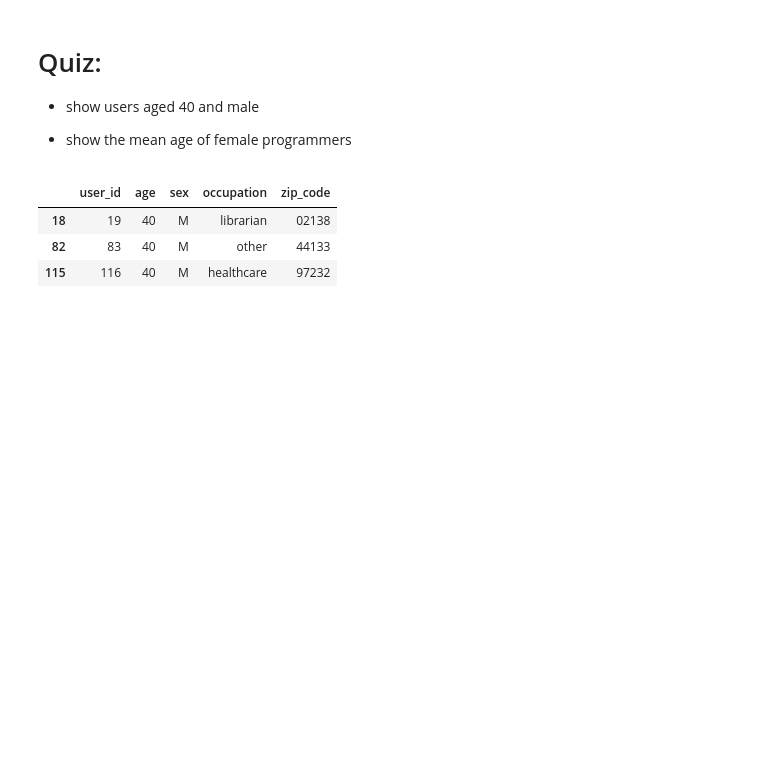
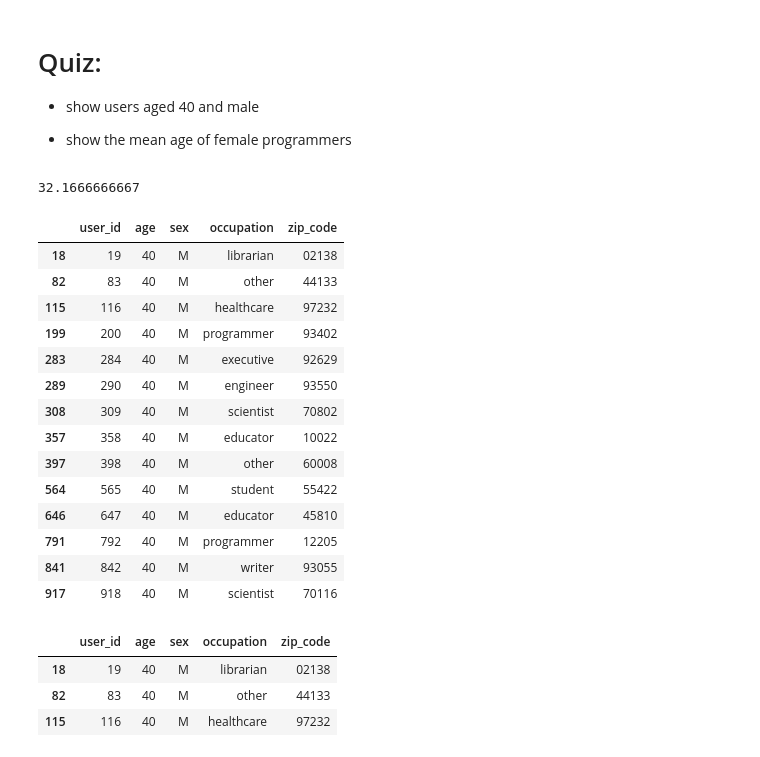
Before and after one commit to wangjiahong666/2015, a Jupyter notebook: Lectures/02-DataScraping.ipynb, the cells around one changed output. Drawn from its saved outputs; the diff is of its cells as text; code cells hidden in the pictures; blank space fills up the shorter version.

```diff
--- a/Lectures/02-DataScraping.ipynb
+++ b/Lectures/02-DataScraping.ipynb
@@ -258,6 +271,31 @@ Quiz:
 * show users aged 40 and male
 
 * show the mean age of female programmers
+# %%
+famale_programmers = users[(users.sex == 'F') &
+                           (users.occupation == 'programmer')]
+print famale_programmers.age.mean()
+# %% [output]
+32.1666666667
+# %%
+male_40 =  users[(users.age == 40) & (users.sex == 'M')]
+male_40
+# %% [output]
+|  | user_id | age | sex | occupation | zip_code |
+| 18 | 19 | 40 | M | librarian | 02138 |
+| 82 | 83 | 40 | M | other | 44133 |
+| 115 | 116 | 40 | M | healthcare | 97232 |
+| 199 | 200 | 40 | M | programmer | 93402 |
+| 283 | 284 | 40 | M | executive | 92629 |
+| 289 | 290 | 40 | M | engineer | 93550 |
+| 308 | 309 | 40 | M | scientist | 70802 |
+| 357 | 358 | 40 | M | educator | 10022 |
+| 397 | 398 | 40 | M | other | 60008 |
+| 564 | 565 | 40 | M | student | 55422 |
+| 646 | 647 | 40 | M | educator | 45810 |
+| 791 | 792 | 40 | M | programmer | 12205 |
+| 841 | 842 | 40 | M | writer | 93055 |
+| 917 | 918 | 40 | M | scientist | 70116 |
 # %%
 # users aged 40 AND male
 users[(users.age == 40) & (users.sex == 'M')].head(3)
```
Also changed, not shown: parts of 26 cells of this notebook, 2 other files.
